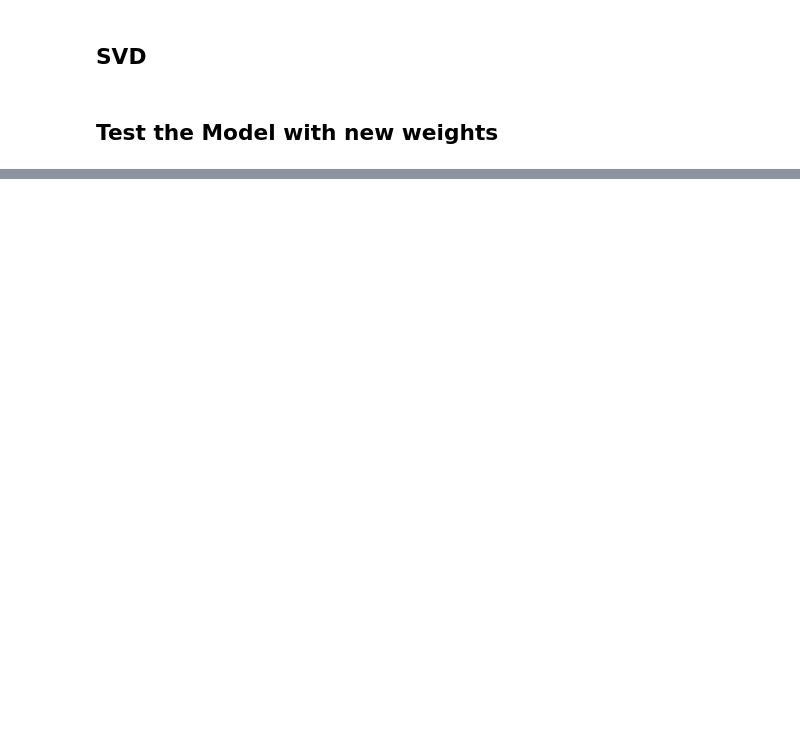
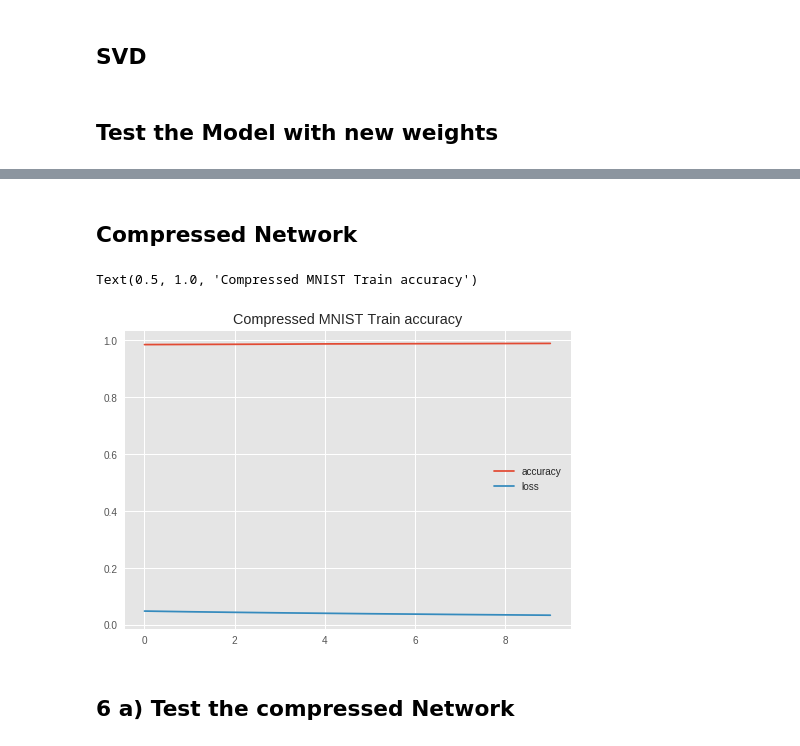
Before and after one commit to mchivuku/deep-learning-e533, a Jupyter notebook: Homework_3_Network_Compression.ipynb, the cells around one changed output, grey strips where cells are left out. Drawn from its saved outputs; the diff is of its cells as text; code cells hidden in the pictures; blank space fills up the shorter version.

```diff
--- a/Homework_3_Network_Compression.ipynb
+++ b/Homework_3_Network_Compression.ipynb
@@ -603,0 +734,31 @@ fixed_D = 20
+# %%
+## Train
+
+model2.train()
+train_acc_2 = []
+train_loss_2 = []
+def build_model2(model, criterion, optimizer,num_epochs):
+  for step in range(num_epochs):
+
+    accuracy, loss, images = train(model, criterion, optimizer)
+    train_acc_2.append(accuracy)
+    train_loss_2.append(loss)
+
+    if (step+1) % 2 == 0:
+      print ('Step [{}/{}], Loss: {:.4f}, Acc: {:.2f}'.format(step+1, num_epochs, loss, accuracy))
+
+      # 1. Log scalar values (scalar summary)
+      info = { 'loss': loss, 'accuracy': accuracy }
+
+      for tag, value in info.items():
+          logger.scalar_summary(tag, value, step+1)
+
+      # 2. Log values and gradients of the parameters (histogram summary)
+      for tag, value in model.named_parameters():
+        tag = tag.replace('.', '/')
+        logger.histo_summary(tag, value.data.cpu().numpy(), step+1)
+        logger.histo_summary(tag+'/grad', value.grad.data.cpu().numpy(), step+1)
+
+optimizer2 = torch.optim.Adam(model2.parameters(), lr=0.00001)
+
+build_model2(model2,criterion, optimizer2,num_epochs)
@@ -603,0 +771,13 @@ fixed_D = 20
+# %% [markdown]
+## Compressed Network
+# %%
+import numpy as np
+plt.plot(np.arange(num_epochs), train_acc_2)
+plt.plot(np.arange(num_epochs),train_loss_2)
+plt.legend(["accuracy","loss"])
+plt.title("Compressed MNIST Train accuracy")
+# %% [output]
+Text(0.5, 1.0, 'Compressed MNIST Train accuracy')
+[figure, added]
+# %% [markdown]
+##  6 a) Test the compressed Network
```
Also changed, not shown: parts of 15 cells of this notebook.
